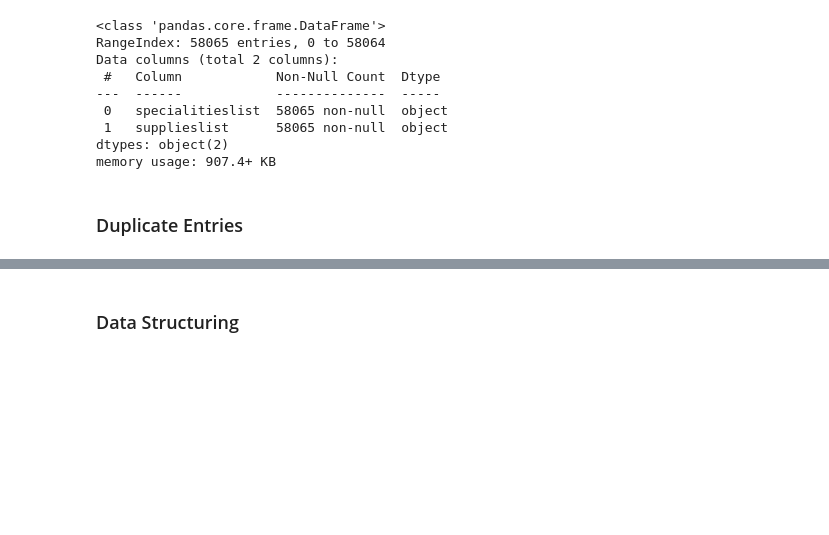
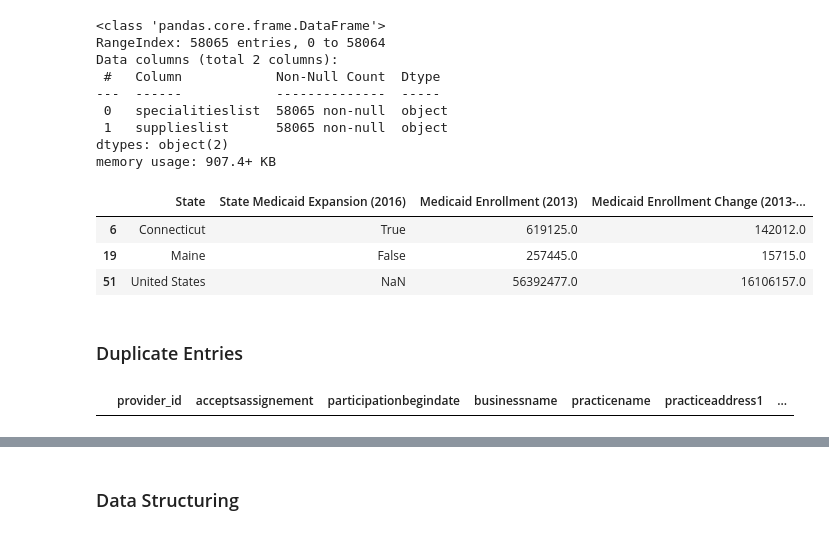
Before and after one commit to ethanduk03/dme_map, a Jupyter notebook: midterm.ipynb, the cells around one changed output, grey strips where cells are left out. Drawn from its saved outputs; the diff is of its cells as text; code cells hidden in the pictures; blank space fills up the shorter version.

```diff
--- a/midterm.ipynb
+++ b/midterm.ipynb
@@ -110,2 +109,31 @@ clean_states = suppliers.copy(deep = True)
+# %%
+clean_states = states.copy(deep = True)
+
+X = clean_states[["Medicaid Enrollment (2016)", "Medicare Enrollment (2016)"]]
+y = clean_states["Medicaid Enrollment (2013)"]
+X_train = X.drop([6, 19])
+X_test = X.iloc[[6, 19]]
+y_train = y.drop([6, 19])
+y_test = y.iloc[[6, 19]]
+
+linear_model = LinearRegression()
+linear_model.fit(X_train, y_train)
+y_pred = linear_model.predict(X_test)
+
+clean_states.loc[6, "Medicaid Enrollment (2013)"] = int(y_pred[0])
+clean_states.loc[19, "Medicaid Enrollment (2013)"] = int(y_pred[1])
+clean_states.loc[6, "Medicaid Enrollment Change (2013-2016)"] = clean_states.loc[6, "Medicaid Enrollment (2016)"] - clean_states.loc[6, "Medicaid Enrollment (2013)"]
+clean_states.loc[19, "Medicaid Enrollment Change (2013-2016)"] = clean_states.loc[19, "Medicaid Enrollment (2016)"] - clean_states.loc[19, "Medicaid Enrollment (2013)"]
+
+clean_states[["State", "State Medicaid Expansion (2016)", "Medicaid Enrollment (2013)", "Medicaid Enrollment Change (2013-2016)"]].loc[[6, 19, 51],]
+# %% [output]
+|  | State | State Medicaid Expansion (2016) | Medicaid Enrollment (2013) | Medicaid Enrollment Change (2013-... |
+| 6 | Connecticut | True | 619125.0 | 142012.0 |
+| 19 | Maine | False | 257445.0 | 15715.0 |
+| 51 | United States | NaN | 56392477.0 | 16106157.0 |
 # %% [markdown]
 ### Duplicate Entries
+# %%
+clean_suppliers[clean_suppliers.duplicated()]
+# %% [output]
+|  | provider_id | acceptsassignement | participationbegindate | businessname | practicename | practiceaddress1 | ... |
```
Also changed, not shown: parts of 4 cells of this notebook, 8 other files.
